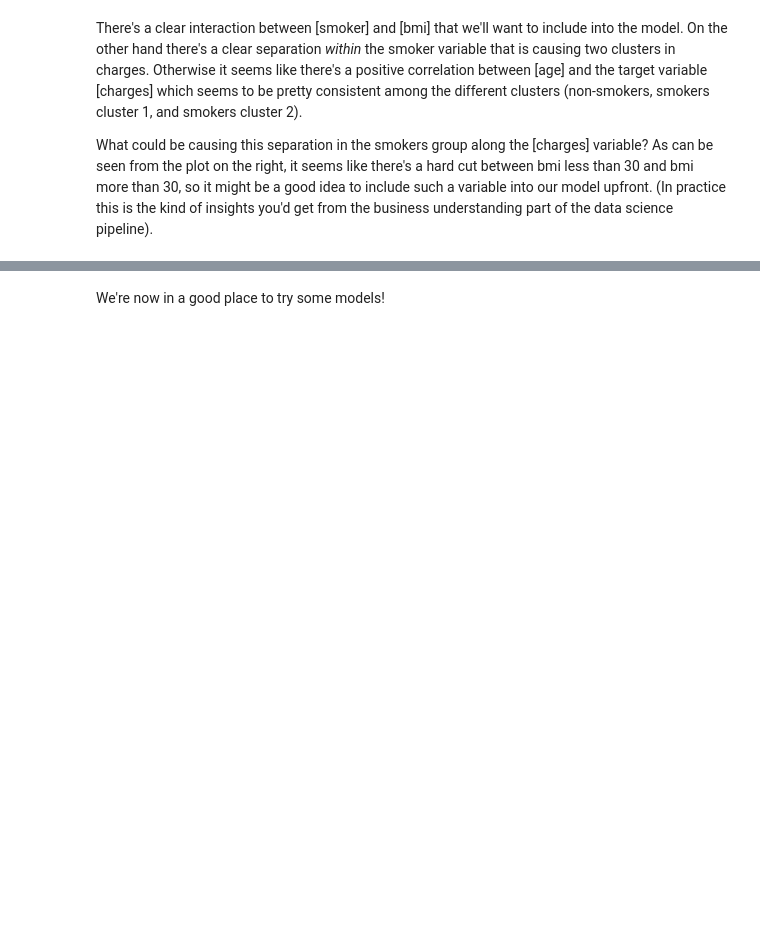
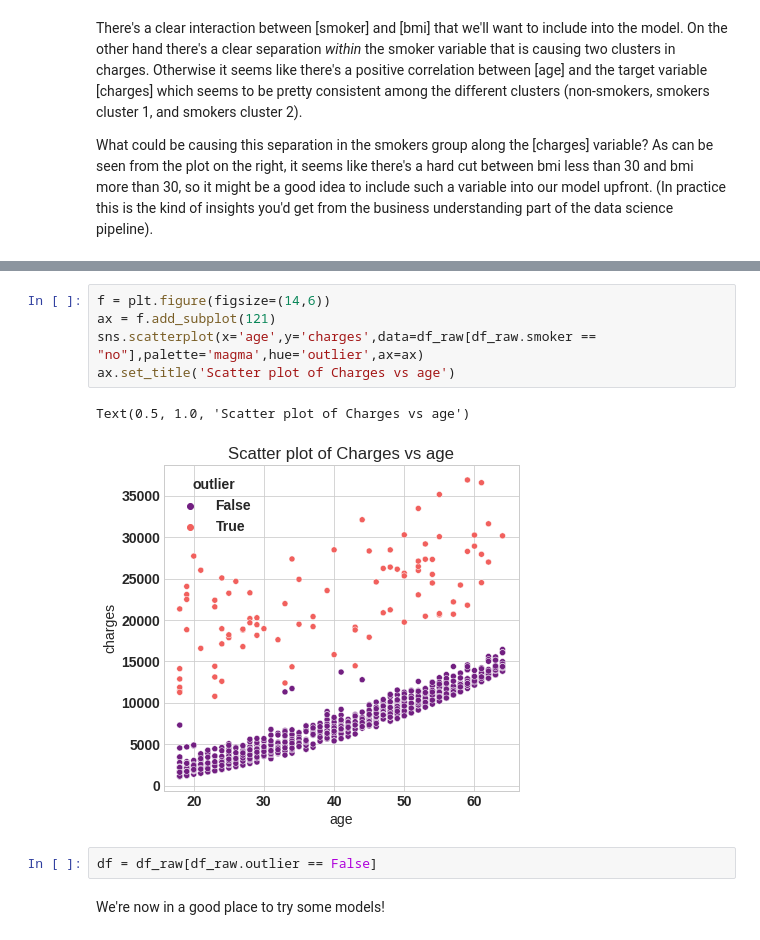
Before and after one commit to jesupb/Data_Science_Toolbox, a Jupyter notebook: 01 - OLS regression/Linear Regression Exploration.ipynb, the cells around one changed output, grey strips where cells are left out. Cells and saved outputs as stored; diff of their text form; blank space fills up the shorter version.

```diff
--- a/01 - OLS regression/Linear Regression Exploration.ipynb
+++ b/01 - OLS regression/Linear Regression Exploration.ipynb
@@ -150,3 +160,13 @@ plt.savefig('sc.png');
+# %%
+f = plt.figure(figsize=(14,6))
+ax = f.add_subplot(121)
+sns.scatterplot(x='age',y='charges',data=df_raw[df_raw.smoker == "no"],palette='magma',hue='outlier',ax=ax)
+ax.set_title('Scatter plot of Charges vs age')
+# %% [output]
+Text(0.5, 1.0, 'Scatter plot of Charges vs age')
+[figure, added]
+# %%
+df = df_raw[df_raw.outlier == False]
 # %% [markdown]
 We're now in a good place to try some models!
 # %% [markdown]
```
Also changed, not shown: parts of 24 cells of this notebook.
